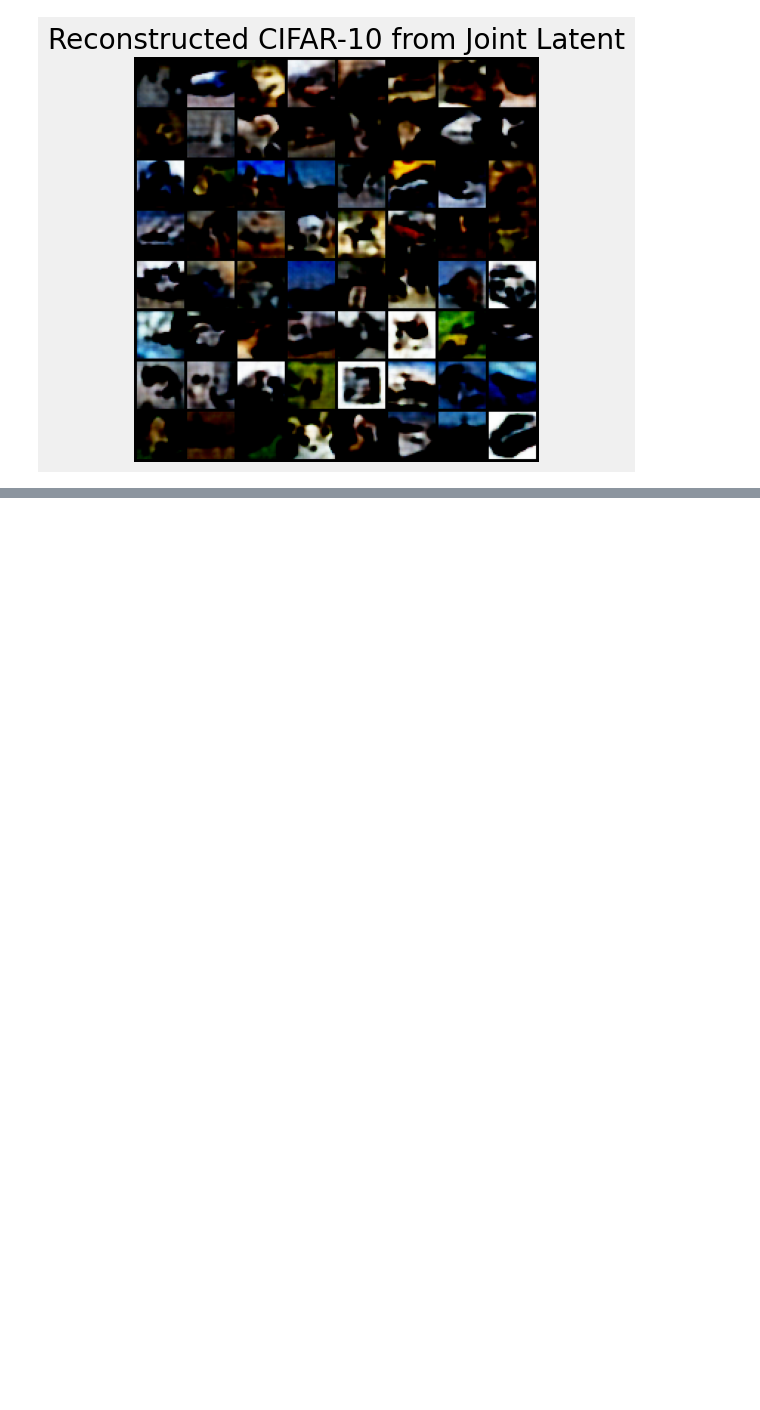
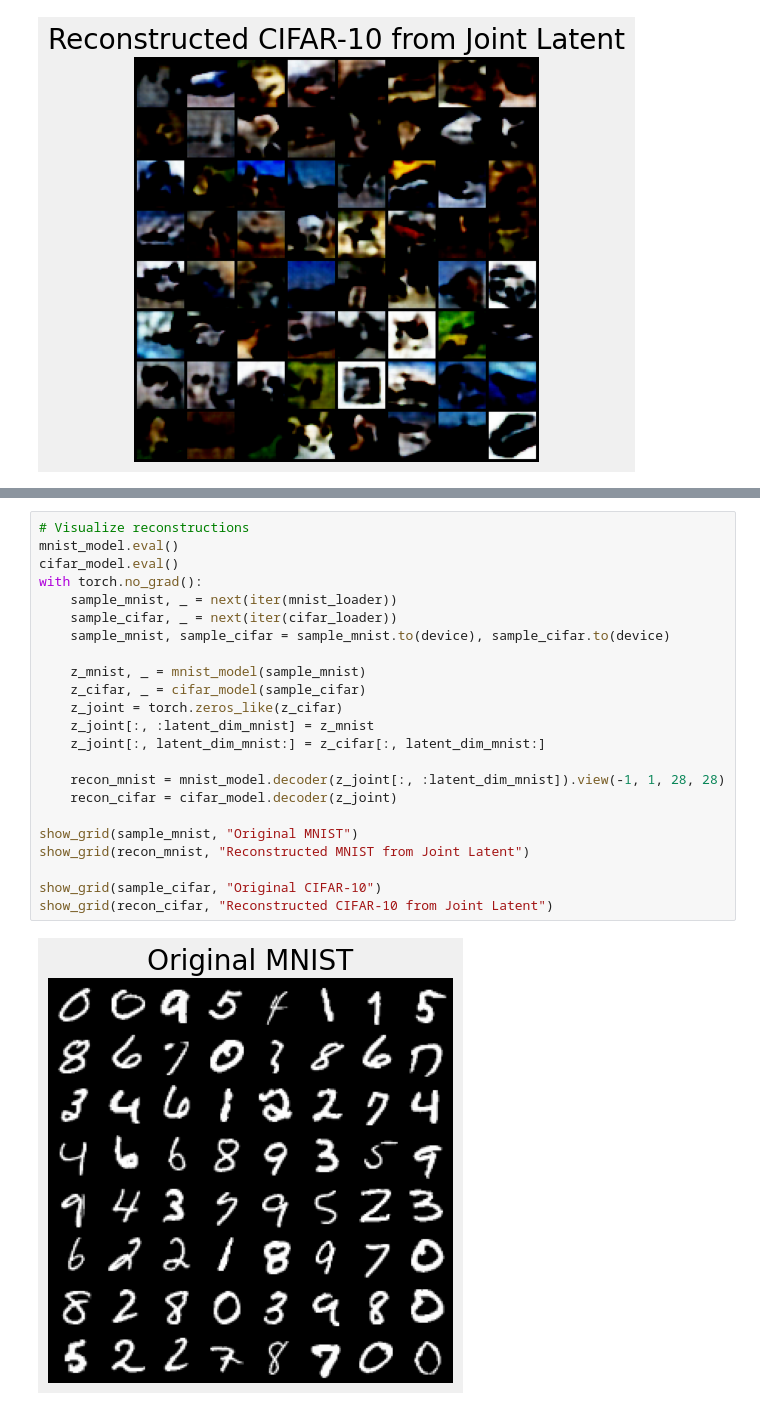
Before and after one commit to Nizaxga/mrl-encoder, a Jupyter notebook: trains/S1/v10.ipynb, the cells around one changed output, grey strips where cells are left out. Cells and saved outputs as stored; diff of their text form; blank space fills up the shorter version.

```diff
--- a/trains/v10.ipynb
+++ b/trains/S1/v10.ipynb
@@ -305,0 +389,25 @@ show_grid(recon_cifar, "Reconstructed CIFAR-10 from Joint Latent")
+# %%
+# Visualize reconstructions
+mnist_model.eval()
+cifar_model.eval()
+with torch.no_grad():
+    sample_mnist, _ = next(iter(mnist_loader))
+    sample_cifar, _ = next(iter(cifar_loader))
+    sample_mnist, sample_cifar = sample_mnist.to(device), sample_cifar.to(device)
+
+    z_mnist, _ = mnist_model(sample_mnist)
+    z_cifar, _ = cifar_model(sample_cifar)
+    z_joint = torch.zeros_like(z_cifar)
+    z_joint[:, :latent_dim_mnist] = z_mnist
+    z_joint[:, latent_dim_mnist:] = z_cifar[:, latent_dim_mnist:]
+
+    recon_mnist = mnist_model.decoder(z_joint[:, :latent_dim_mnist]).view(-1, 1, 28, 28)
+    recon_cifar = cifar_model.decoder(z_joint)
+
+show_grid(sample_mnist, "Original MNIST")
+show_grid(recon_mnist, "Reconstructed MNIST from Joint Latent")
+
+show_grid(sample_cifar, "Original CIFAR-10")
+show_grid(recon_cifar, "Reconstructed CIFAR-10 from Joint Latent")
+# %% [output]
+[figure, added]
```
Also changed, not shown: parts of 13 cells of this notebook, 7 other files.
